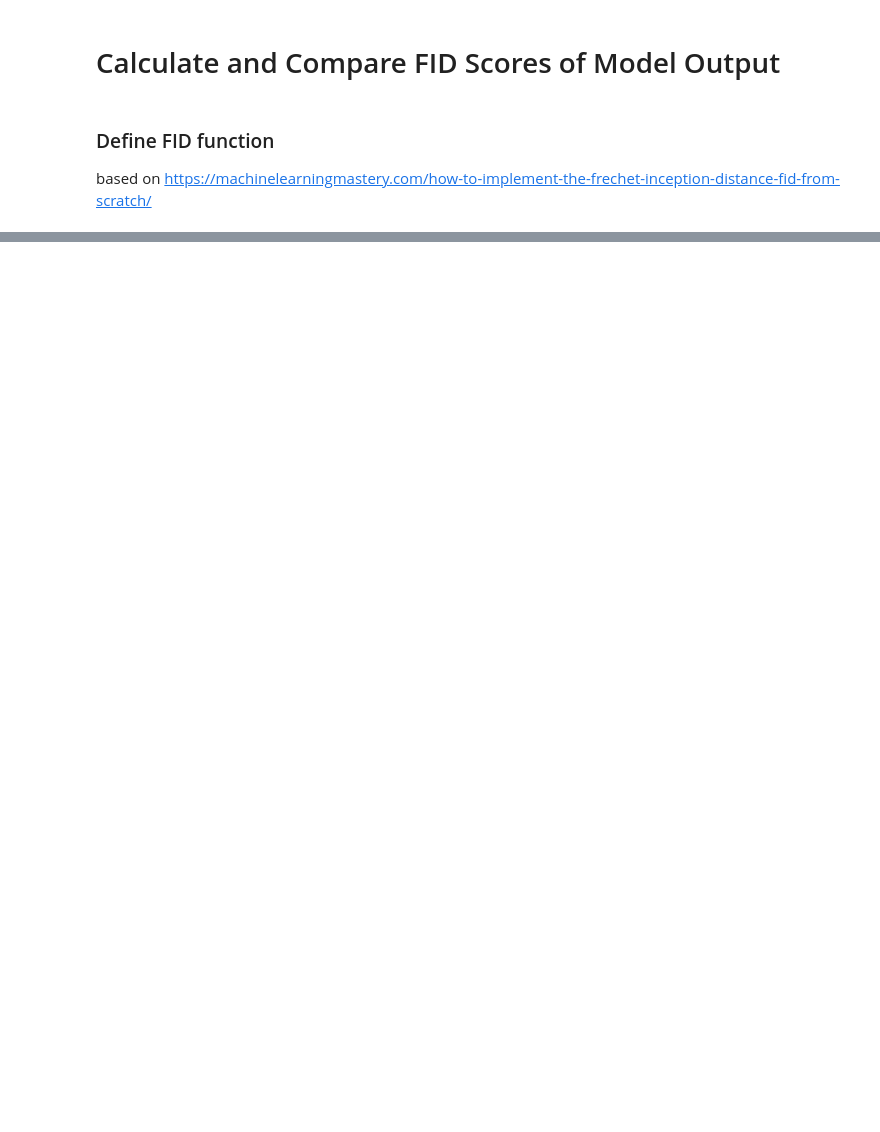
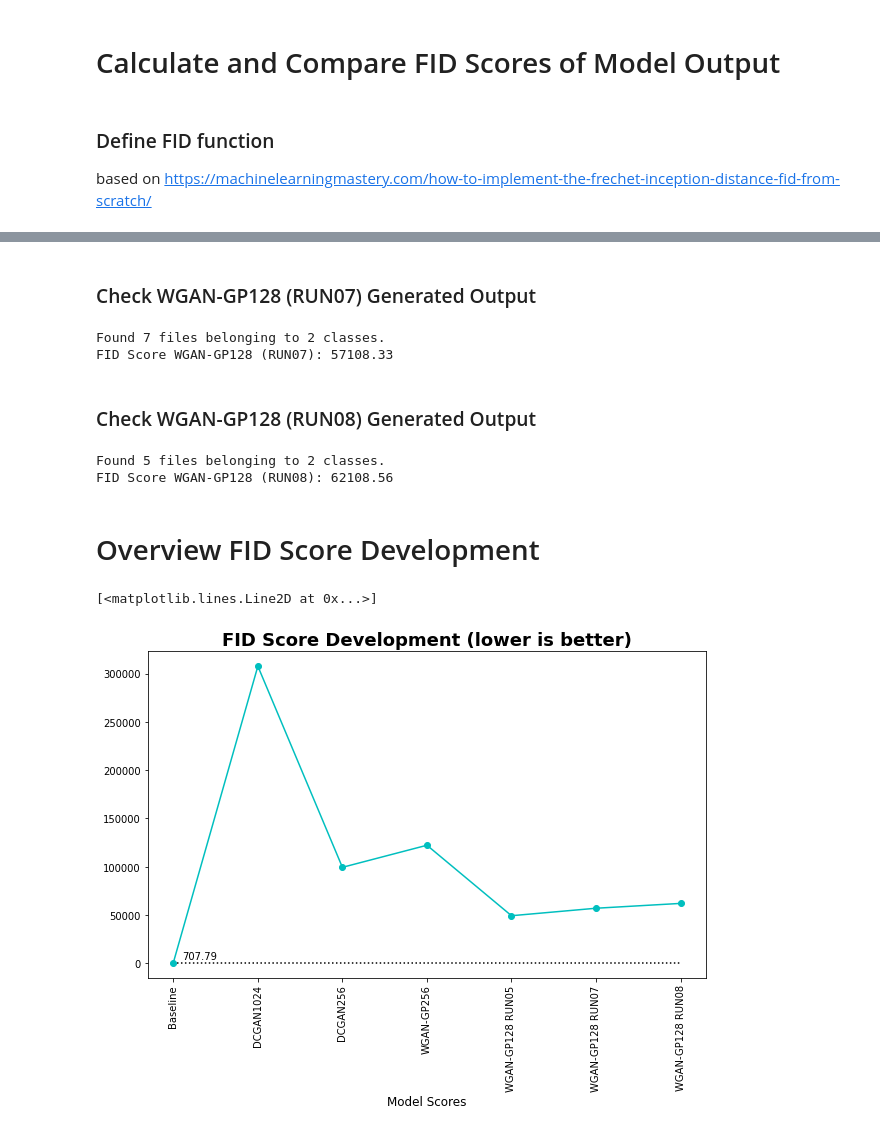
Before and after one commit to phi-0/masterthesis_gan_mapdesign, a Jupyter notebook: notebooks/V1.0/fid_comparison.ipynb, the cells around one changed output, grey strips where cells are left out. Saved outputs shown, nothing was run; the diff lists cells and outputs as text; code cells hidden in the pictures; blank space fills up the shorter version.

Commit message:
FID comparison DCGAN1024-WGANGPRUN08 added

```diff
--- a/notebooks/V1.0/fid_comparison.ipynb
+++ b/notebooks/V1.0/fid_comparison.ipynb
@@ -11,3 +11,7 @@ from numpy import cov
 #from numpy import trace
 #from numpy import iscomplexobj
 from scipy.linalg import sqrtm
+# %%
+# Load InceptionV3
+tf.keras.backend.clear_session()
+model = tf.keras.applications.InceptionV3(include_top=False, pooling='avg', input_shape=(299,299,3)) #Inception V3 expects 299 x 299 input
@@ -89,7 +122,7 @@ print(f'Here we see a much lower FID score of: {round(result_real,2)}. Due to th
 IMAGE_SIZE = (299, 299) # here we specify the expected input size of Inception V3 to let image_dataset_from_directory() automatically resize the images
 BATCH_SIZE = 32
 
-data_dir = '/data/output/images/WGANGPR02FID/'
+data_dir = '/data/output/images/DCGAN256FID/'
 #imgs = list(data_dir.glob('*.png'))
 
 check = tf.keras.preprocessing.image_dataset_from_directory(  data_dir,
@@ -102,4 +135,4 @@ check = tf.keras.preprocessing.image_dataset_from_directory(  data_dir,
                                                               #subset='validation'
                                                             )
 
-result_wgangp = calculate_fid(model, check)
+result_dcgan256 = calculate_fid(model, check, (mux_256, sigmax_256))
@@ -107,0 +199,72 @@ print(f'Here we see a higher FID score of: {round(result_wgangp,2)} compared to
+# %% [markdown]
+### Check WGAN-GP128 (RUN07) Generated Output
+# %%
+# load real images
+IMAGE_SIZE = (299, 299) # here we specify the expected input size of Inception V3 to let image_dataset_from_directory() automatically resize the images
+BATCH_SIZE = 5
+
+data_dir = '/data2/output/images/WGANGPR07FID/'
+#imgs = list(data_dir.glob('*.png'))
+
+check = tf.keras.preprocessing.image_dataset_from_directory(  data_dir,
+                                                              image_size=IMAGE_SIZE,
+                                                              batch_size=BATCH_SIZE,
+                                                              #labels=[0.] * len(imgs), # setting all labels to 0 (for 'fake'), not relevant here
+                                                              #label_mode=None, # yields float32 type labels
+                                                              seed=42
+                                                              #validation_split=0.025, #only 2.5% of 700'000 images as reference
+                                                              #subset='validation'
+                                                            )
+
+result_wgangp128r7 = calculate_fid(model, check, (mux_128, sigmax_128))
+print(f'FID Score WGAN-GP128 (RUN07): {round(result_wgangp128r7,2)}')
+# %% [output]
+Found 7 files belonging to 2 classes.
+FID Score WGAN-GP128 (RUN07): 57108.33
+# %% [markdown]
+### Check WGAN-GP128 (RUN08) Generated Output
+# %%
+# load real images
+IMAGE_SIZE = (299, 299) # here we specify the expected input size of Inception V3 to let image_dataset_from_directory() automatically resize the images
+BATCH_SIZE = 5
+
+data_dir = '/data2/output/images/WGANGPR08FID/'
+#imgs = list(data_dir.glob('*.png'))
+
+check = tf.keras.preprocessing.image_dataset_from_directory(  data_dir,
+                                                              image_size=IMAGE_SIZE,
+                                                              batch_size=BATCH_SIZE,
+                                                              #labels=[0.] * len(imgs), # setting all labels to 0 (for 'fake'), not relevant here
+                                                              #label_mode=None, # yields float32 type labels
+                                                              seed=42
+                                                              #validation_split=0.025, #only 2.5% of 700'000 images as reference
+                                                              #subset='validation'
+                                                            )
+
+result_wgangp128r8 = calculate_fid(model, check, (mux_128, sigmax_128))
+print(f'FID Score WGAN-GP128 (RUN08): {round(result_wgangp128r8,2)}')
+# %% [output]
+Found 5 files belonging to 2 classes.
+FID Score WGAN-GP128 (RUN08): 62108.56
+# %% [markdown]
+# Overview FID Score Development
+# %%
+import matplotlib.pyplot as plt
+
+#build data tuple
+data = (result_real, result_dcgan, result_dcgan256, result_wgangp256, result_wgangp128r5, result_wgangp128r7, result_wgangp128r8)
+
+#create plot
+
+plt.figure(figsize=(10,6))
+plt.title('FID Score Development (lower is better)', fontsize=18, fontweight='bold')
+plt.xlabel('Model Scores', fontsize=12)
+plt.xticks([0,1,2,3,4,5,6], ('Baseline','DCGAN1024','DCGAN256','WGAN-GP256','WGAN-GP128 RUN05','WGAN-GP128 RUN07','WGAN-GP128 RUN08'), rotation=90)
+plt.hlines(data[0], 0, len(data)-1, colors='black', linestyle='dotted')
+plt.annotate(round(data[0],2), (0.1, 4000))
+
+#show plot
+plt.plot(data, 'co-')
+# %% [output]
+[<matplotlib.lines.Line2D at 0x...>]
+[figure, added]
```
Also changed, not shown: parts of 16 cells of this notebook, 1 other file.
